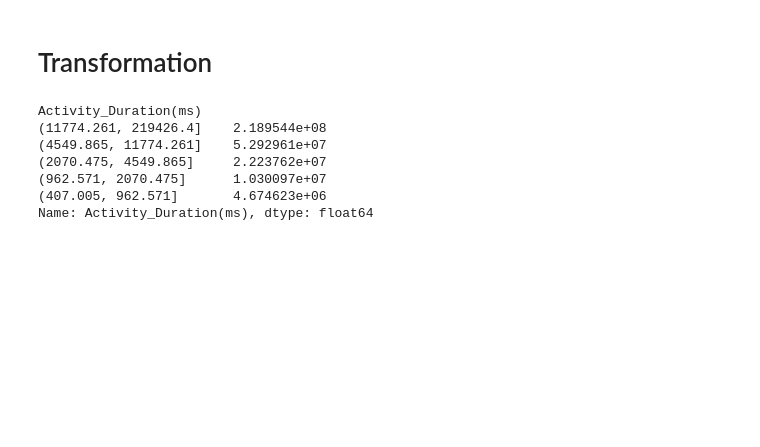
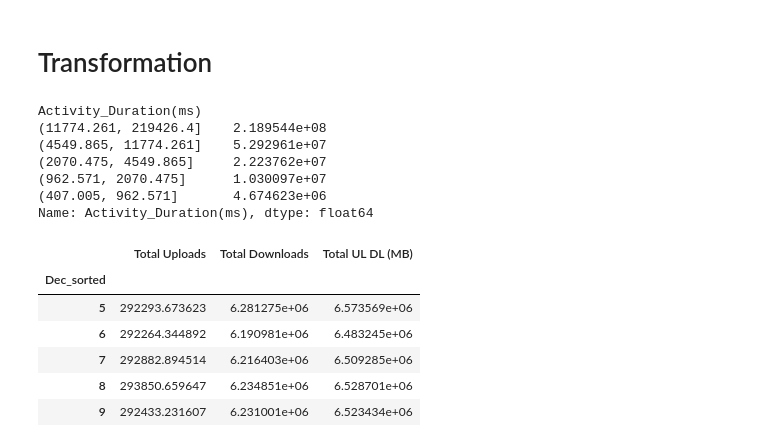
Before and after one commit to dagmawiii03/Telecom_Analysis, a Jupyter notebook: Notebook/Untitled1.ipynb, the cells around one changed output. Drawn from its saved outputs; the diff is of its cells as text; code cells hidden in the pictures; blank space fills up the shorter version.

```diff
--- a/Notebook/Untitled1.ipynb
+++ b/Notebook/Untitled1.ipynb
@@ -402,4 +408,18 @@ Activity_Duration(ms)
 Name: Activity_Duration(ms), dtype: float64
 # %%
 #basically means that qcut tries to divide up the underlying data into equal sized bins
-df['Dec_sorted'] = pd.qcut(df['Activity_Duration(ms)'], 10, labels=False)
+dfExp['Dec_sorted'] = pd.qcut(dfExp['Activity_Duration(ms)'], 15, labels=False)
+# %%
+fresh_data = dfExp.loc[:,['Dec_sorted','Total Uploads','Total Downloads']]
+fresh_data = fresh_data.groupby('Dec_sorted')['Total Uploads','Total Downloads'].sum()
+fresh_data= fresh_data[fresh.index >= 5]
+fresh_data['Total UL DL (MB)'] = fresh_data['Total Uploads'] + fresh_data['Total Downloads']
+fresh_data.head()
+# %% [output]
+|  | Total Uploads | Total Downloads | Total UL DL (MB) |
+| Dec_sorted |  |  |  |
+| 5 | 292293.673623 | 6.281275e+06 | 6.573569e+06 |
+| 6 | 292264.344892 | 6.190981e+06 | 6.483245e+06 |
+| 7 | 292882.894514 | 6.216403e+06 | 6.509285e+06 |
+| 8 | 293850.659647 | 6.234851e+06 | 6.528701e+06 |
+| 9 | 292433.231607 | 6.231001e+06 | 6.523434e+06 |
```
Also changed, not shown: parts of 2 cells of this notebook.
